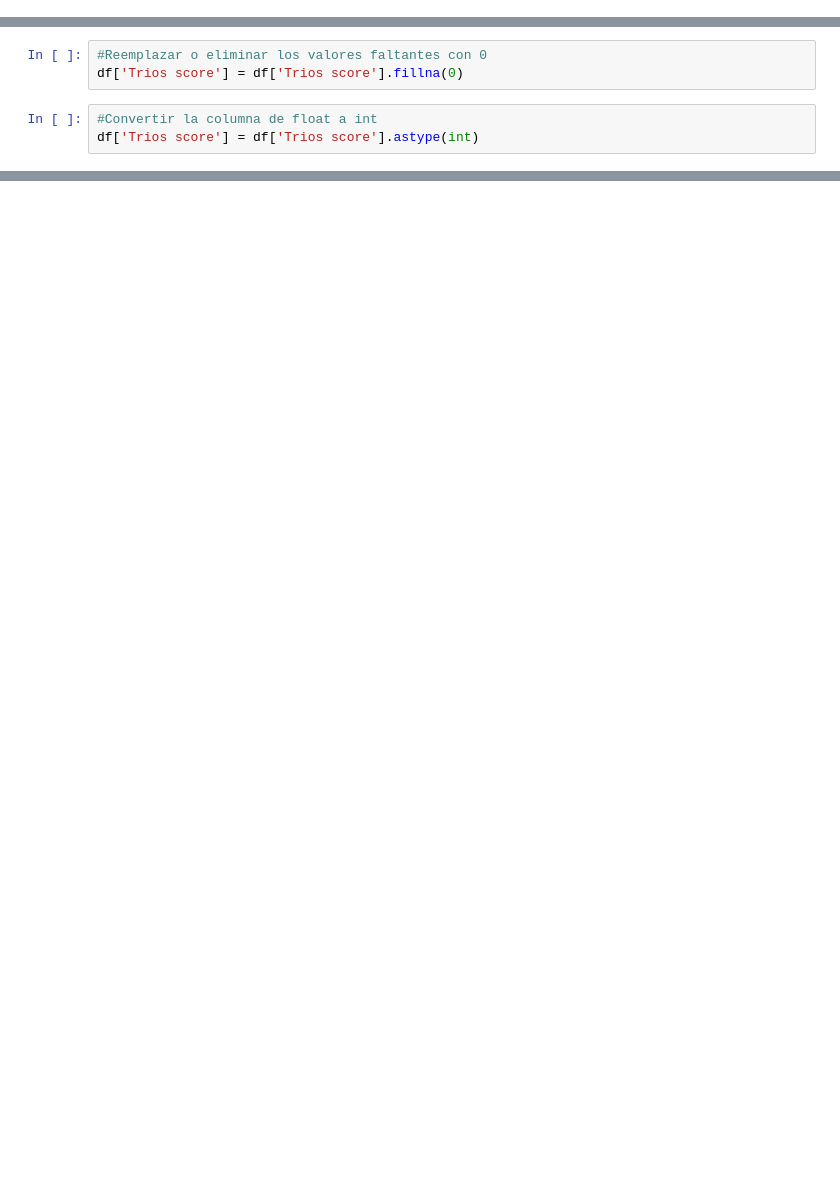
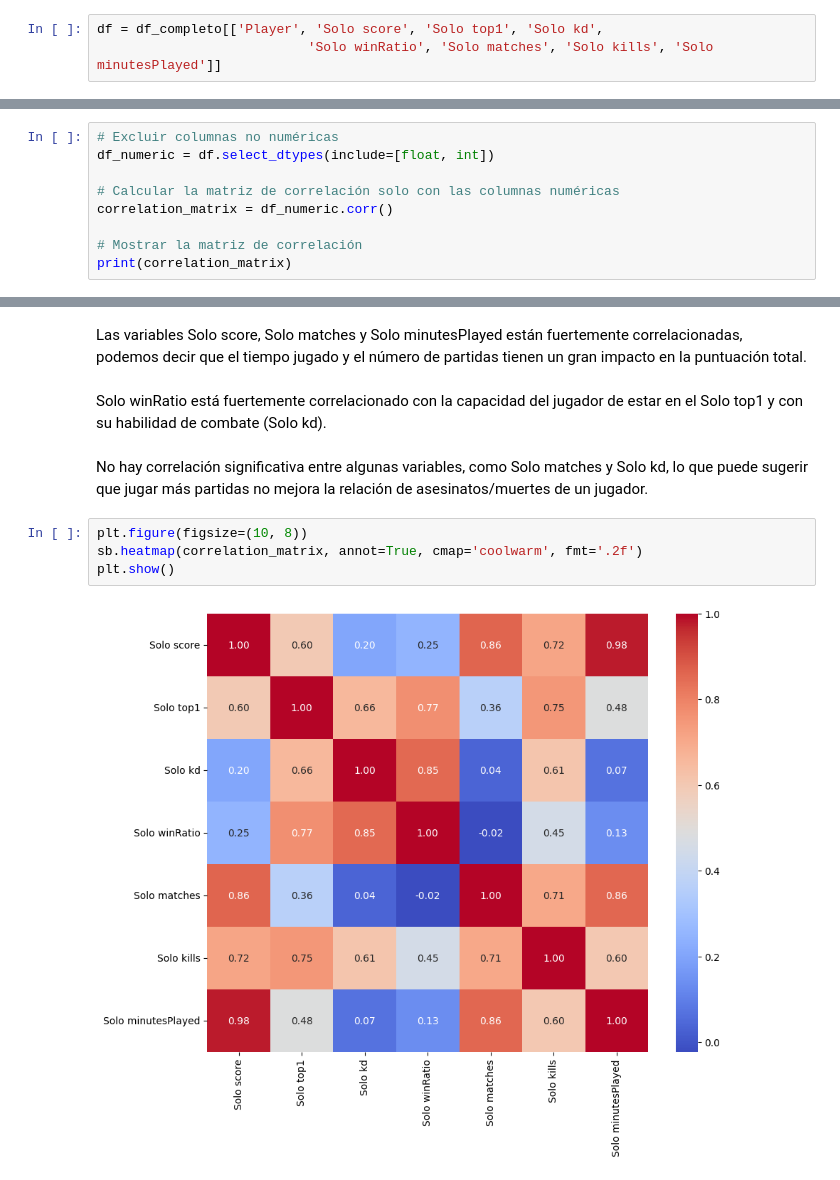
Before and after one commit to Perrogamer777/fortnite-machine, a Jupyter notebook: notebooks/note_fortinaiti.ipynb, the cells around one changed output, grey strips where cells are left out. Cells and saved outputs as stored; diff of their text form; blank space fills up the shorter version.

```diff
--- a/notebooks/note_fortinaiti.ipynb
+++ b/notebooks/note_fortinaiti.ipynb
@@ -18,0 +42,3 @@ df = pd.read_csv(r'C:\Users\matia\Downloads\fortnite-machine\data\Fortnite_playe
+# %%
+df = df_completo[['Player', 'Solo score', 'Solo top1', 'Solo kd',
+                           'Solo winRatio', 'Solo matches', 'Solo kills', 'Solo minutesPlayed']]
@@ -154,6 +117,0 @@ np.int64(0)
-# %%
-#Reemplazar o eliminar los valores faltantes con 0
-df['Trios score'] = df['Trios score'].fillna(0)
-# %%
-#Convertir la columna de float a int
-df['Trios score'] = df['Trios score'].astype(int)
@@ -195,0 +159,9 @@ sb.boxplot(x=df['Trios score'])
+# %%
+# Excluir columnas no numéricas
+df_numeric = df.select_dtypes(include=[float, int])
+
+# Calcular la matriz de correlación solo con las columnas numéricas
+correlation_matrix = df_numeric.corr()
+
+# Mostrar la matriz de correlación
+print(correlation_matrix)
@@ -195,0 +188,12 @@ sb.boxplot(x=df['Trios score'])
+# %% [markdown]
+Las variables Solo score, Solo matches y Solo minutesPlayed están fuertemente correlacionadas, podemos decir que el tiempo jugado y el número de partidas tienen un gran impacto en la puntuación total.
+# %% [markdown]
+Solo winRatio está fuertemente correlacionado con la capacidad del jugador de estar en el Solo top1 y con su habilidad de combate (Solo kd).
+# %% [markdown]
+No hay correlación significativa entre algunas variables, como Solo matches y Solo kd, lo que puede sugerir que jugar más partidas no mejora la relación de asesinatos/muertes de un jugador.
+# %%
+plt.figure(figsize=(10, 8))
+sb.heatmap(correlation_matrix, annot=True, cmap='coolwarm', fmt='.2f')
+plt.show()
+# %% [output]
+[figure, added]
```
Also changed, not shown: parts of 82 cells of this notebook, 1 other file.
